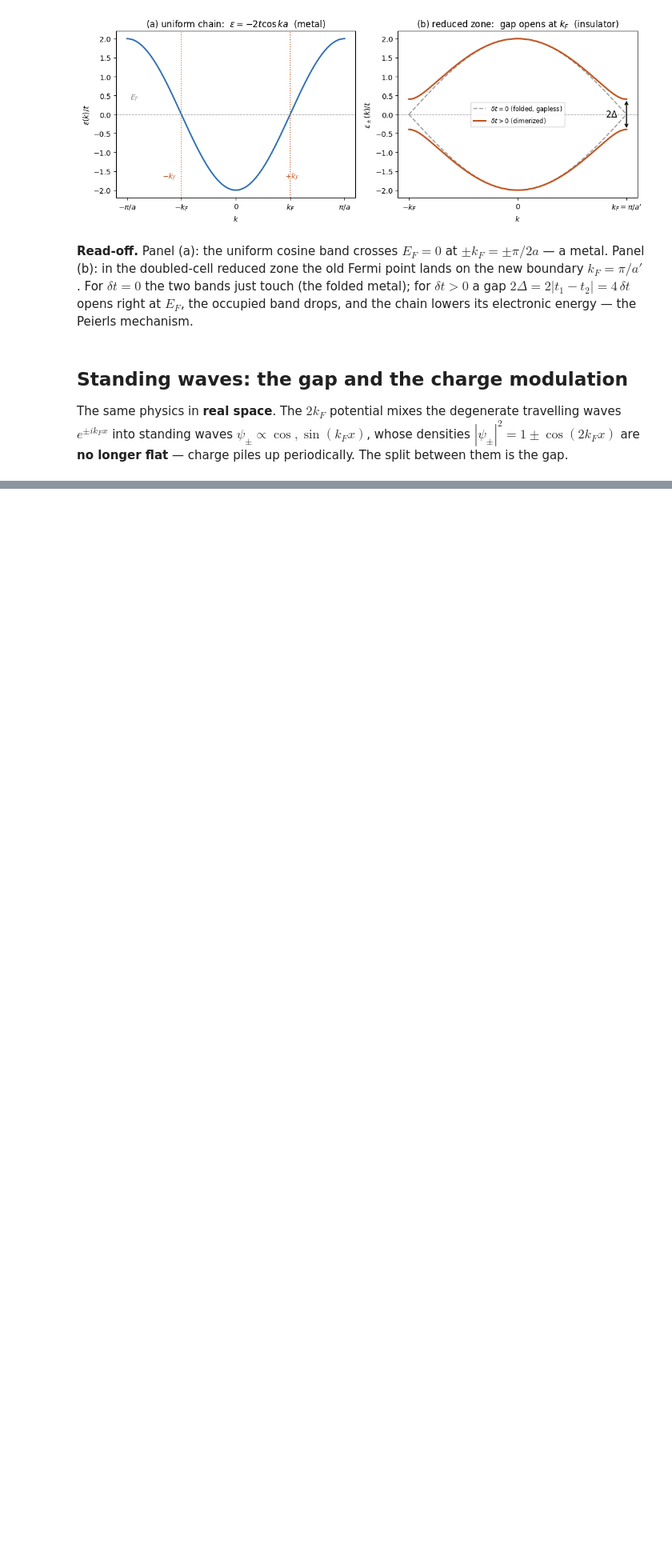
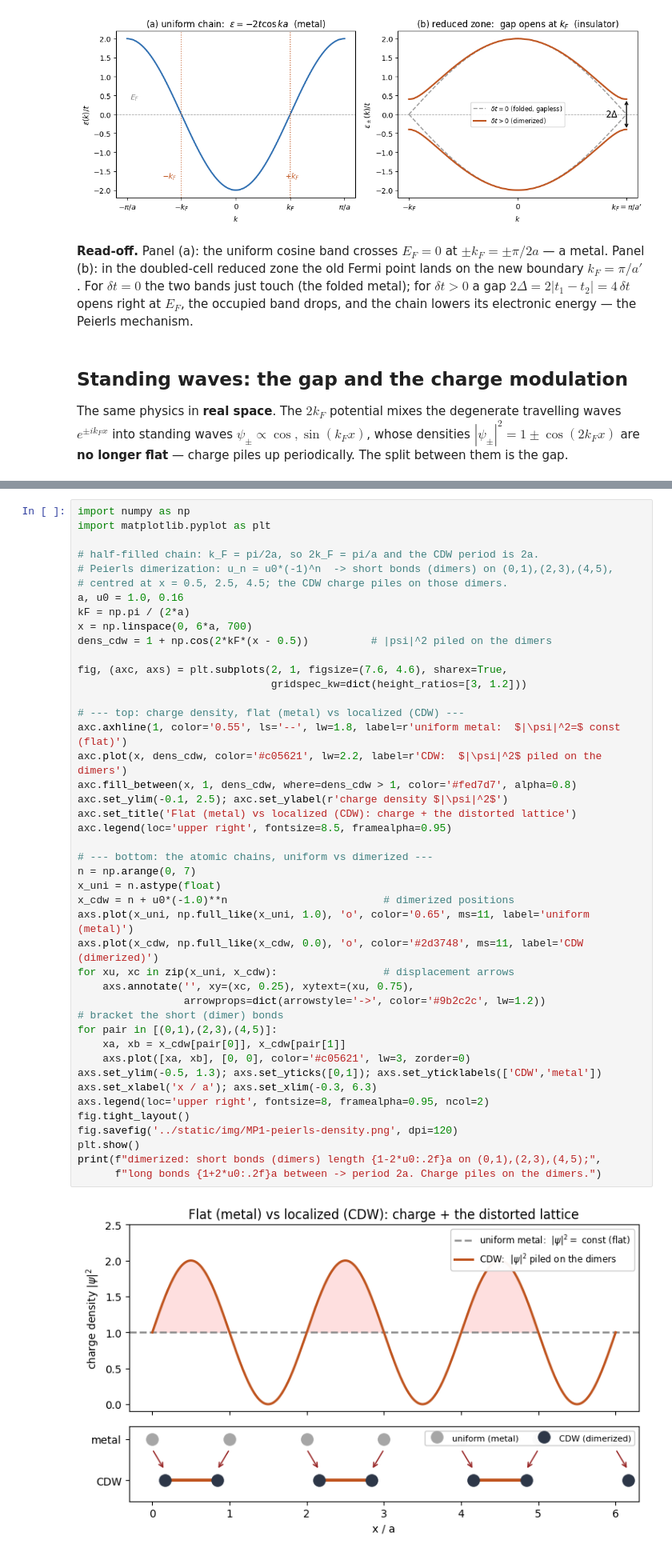
Before and after one commit to chaewoon11/qe-tutorial, a Jupyter notebook: notebooks/MP1-peierls.ipynb, the cells around one changed output, grey strips where cells are left out. Shown at 80% size. Cells and saved outputs as stored; diff of their text form; blank space fills up the shorter version.

```diff
--- a/notebooks/MP1-peierls.ipynb
+++ b/notebooks/MP1-peierls.ipynb
@@ -125,0 +86,46 @@ psi_+ heaps charge ON the ion rows (low potential) -> lower energy; psi_- betwee
+# %%
+import numpy as np
+import matplotlib.pyplot as plt
+
+# half-filled chain: k_F = pi/2a, so 2k_F = pi/a and the CDW period is 2a.
+# Peierls dimerization: u_n = u0*(-1)^n  -> short bonds (dimers) on (0,1),(2,3),(4,5),
+# centred at x = 0.5, 2.5, 4.5; the CDW charge piles on those dimers.
+a, u0 = 1.0, 0.16
+kF = np.pi / (2*a)
+x = np.linspace(0, 6*a, 700)
+dens_cdw = 1 + np.cos(2*kF*(x - 0.5))          # |psi|^2 piled on the dimers
+
+fig, (axc, axs) = plt.subplots(2, 1, figsize=(7.6, 4.6), sharex=True,
+                               gridspec_kw=dict(height_ratios=[3, 1.2]))
+
+# --- top: charge density, flat (metal) vs localized (CDW) ---
+axc.axhline(1, color='0.55', ls='--', lw=1.8, label=r'uniform metal:  $|\psi|^2=$ const (flat)')
+axc.plot(x, dens_cdw, color='#c05621', lw=2.2, label=r'CDW:  $|\psi|^2$ piled on the dimers')
+axc.fill_between(x, 1, dens_cdw, where=dens_cdw > 1, color='#fed7d7', alpha=0.8)
+axc.set_ylim(-0.1, 2.5); axc.set_ylabel(r'charge density $|\psi|^2$')
+axc.set_title('Flat (metal) vs localized (CDW): charge + the distorted lattice')
+axc.legend(loc='upper right', fontsize=8.5, framealpha=0.95)
+
+# --- bottom: the atomic chains, uniform vs dimerized ---
+n = np.arange(0, 7)
+x_uni = n.astype(float)
+x_cdw = n + u0*(-1.0)**n                         # dimerized positions
+axs.plot(x_uni, np.full_like(x_uni, 1.0), 'o', color='0.65', ms=11, label='uniform (metal)')
+axs.plot(x_cdw, np.full_like(x_cdw, 0.0), 'o', color='#2d3748', ms=11, label='CDW (dimerized)')
+for xu, xc in zip(x_uni, x_cdw):                 # displacement arrows
+    axs.annotate('', xy=(xc, 0.25), xytext=(xu, 0.75),
+                 arrowprops=dict(arrowstyle='->', color='#9b2c2c', lw=1.2))
+# bracket the short (dimer) bonds
+for pair in [(0,1),(2,3),(4,5)]:
+    xa, xb = x_cdw[pair[0]], x_cdw[pair[1]]
+    axs.plot([xa, xb], [0, 0], color='#c05621', lw=3, zorder=0)
+axs.set_ylim(-0.5, 1.3); axs.set_yticks([0,1]); axs.set_yticklabels(['CDW','metal'])
+axs.set_xlabel('x / a'); axs.set_xlim(-0.3, 6.3)
+axs.legend(loc='upper right', fontsize=8, framealpha=0.95, ncol=2)
+fig.tight_layout()
+fig.savefig('../static/img/MP1-peierls-density.png', dpi=120)
+plt.show()
+print(f"dimerized: short bonds (dimers) length {1-2*u0:.2f}a on (0,1),(2,3),(4,5);",
+      f"long bonds {1+2*u0:.2f}a between -> period 2a. Charge piles on the dimers.")
+# %% [output]
+[figure, added]
```
Also changed, not shown: parts of 3 cells of this notebook, 2 other files.
